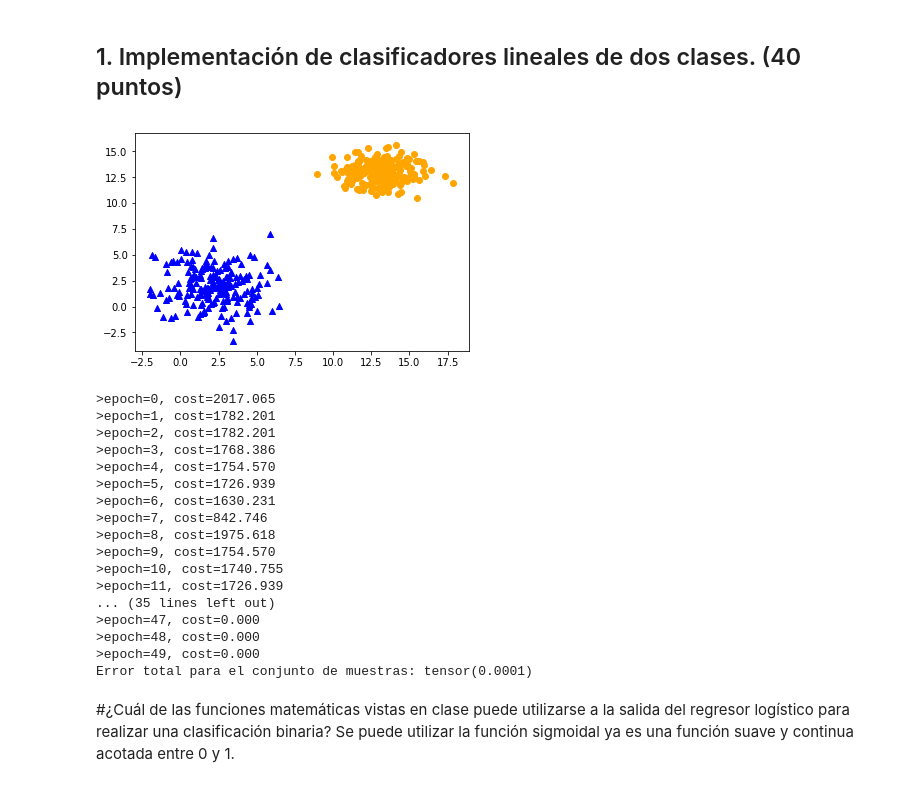
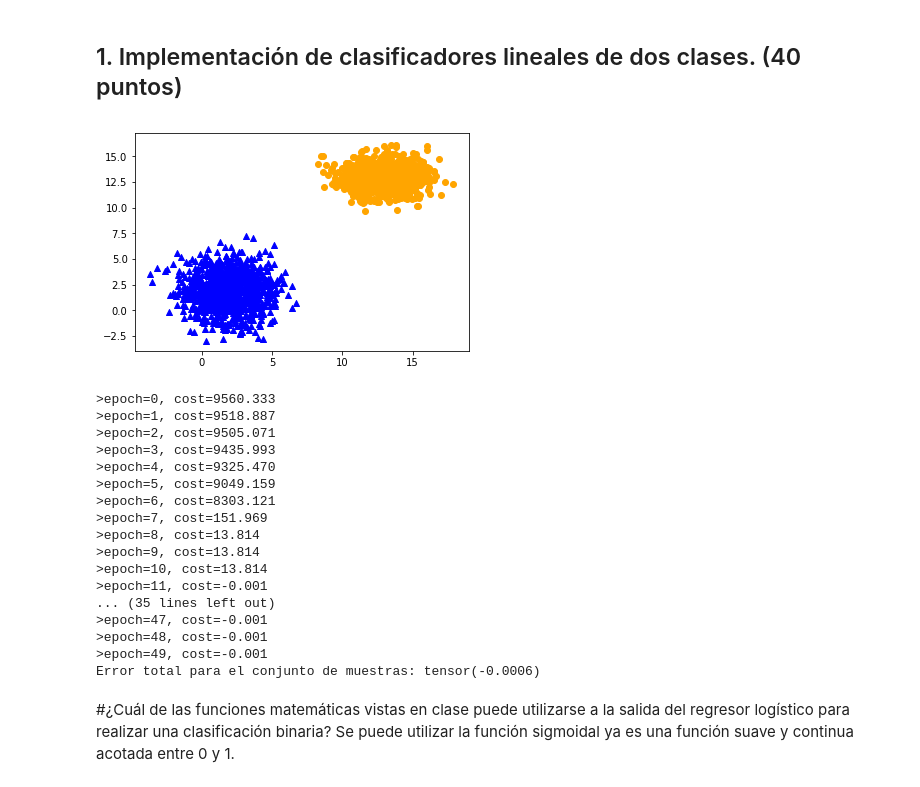
Before and after one commit to fmejias/CienciasDeLosDatosTEC, a Jupyter notebook: AprendizajeAutomatico/TP2/TP2.ipynb, the cells around one changed output. Drawn from its saved outputs; the diff is of its cells as text; code cells hidden in the pictures.

Commit message:
TP2: Update cost function of exercise 1.

```diff
--- a/AprendizajeAutomatico/TP2/TP2.ipynb
+++ b/AprendizajeAutomatico/TP2/TP2.ipynb
@@ -63,18 +63,10 @@ def createData(numberSamplesPerClass = 2, mean1 = [2, 2], mean2 = [6, 6], stds1
     covarianceMatrix[1, 1] = stds2[1]
     samplesClass2 = createDataOneClass(means, covarianceMatrix, numberSamplesPerClass)
 
-    # print("Samples Class 1 without bias: ", samplesClass1)
-    # print("\nSamples Class 2 without bias: ", samplesClass2)
-
-
     # Concatenates the ones for the bias
     samplesClass1Bias = torch.cat((ones, samplesClass1), 1)
     samplesClass2Bias = torch.cat((ones, samplesClass2), 1)
     samplesAll = torch.cat((samplesClass1, samplesClass2), 0)
-
-    # print("\nSamples Class 1 with bias: ", samplesClass1Bias)
-    # print("\nSamples Class 2 with bias: ", samplesClass2Bias)
-    # print("\nSamples All without bias: ", samplesAll)
 
     plt.scatter(samplesClass1[:, 0], samplesClass1[:, 1], marker='^', c='blue')
     plt.scatter(samplesClass2[:, 0], samplesClass2[:, 1], marker='o', c='orange')
@@ -83,8 +75,6 @@ def createData(numberSamplesPerClass = 2, mean1 = [2, 2], mean2 = [6, 6], stds1
 
     # Create samples with bias
     samplesAllBias = torch.cat((samplesClass1Bias, samplesClass2Bias), 0)
-
-    # print("\nSamples All with bias: ", samplesAllBias)
 
     #Create targets
     targetsClass1 = torch.ones(numberSamplesPerClass, 1)
@@ -144,8 +134,8 @@ def calculateError(targets, estimated_targets):
     """
     Calculate the cost using the versimilitude error.
     """
-    cost = -(targets*torch.log((estimated_targets+0.1e-5))) - (1-targets)*torch.log((1-estimated_targets + 0.1e-5))
-    return abs(torch.sum(cost))
+    cost = ((targets*torch.log((estimated_targets+0.1e-5))) + (1-targets)*torch.log((1-estimated_targets + 0.1e-5)))
+    return -torch.sum(cost)
 
 def train_model(samples, targets, epochs=10):
    """
@@ -156,7 +146,7 @@ def train_model(samples, targets, epochs=10):
    return: updated weights
    """
 
-   def updateDeltaWeight(samples, targets_transpose, estimated_targets_transpose, wT, alpha=0.25):
+   def updateDeltaWeight(samples, targets_transpose, estimated_targets_transpose, wT, alpha=0.1):
       """
       Estimate delta weight using stochastic gradient descent
       param SamplesAllBias: NumSamples x NumDimensions
@@ -194,54 +184,52 @@ def train_model(samples, targets, epochs=10):
 
        epoch = epoch + 1
 
    return wT
 
 
 # Test the logistic regression model
 def logistic_regression(samples, targets, epochs = 50, test_size = 0.3):
 
     # Define the set of training samples as 70% (randomly selected) and test samples as 30%.
     X_train, X_test, Y_train, Y_test = tts(samples.numpy(), targets.numpy(), test_size = test_size)
 
     # Train the logistic regression model
     wF = train_model(torch.tensor(X_train), torch.tensor(Y_train), epochs=epochs)
 
     # Test the trained logistic regression model
     Estimated_Y = forward(torch.tensor(X_test), wF)
 
     # Calculate error
     testError = calculateError(torch.tensor(Y_test), Estimated_Y )
     print("Error total para el conjunto de muestras:", testError)
     return testError
 
 
 def test_logistic_regression():
-    (targets, samples) = createData(numberSamplesPerClass = 200, mean2 = [13, 13])
-    # print("Targets: ", targets)
-    # print("\nSamples: ", samples)
+    (targets, samples) = createData(numberSamplesPerClass = 1000, mean2 = [13, 13])
     finalError = logistic_regression(samples, targets, epochs = 50, test_size = 0.3)
 
 
 test_logistic_regression()
 # %% [output]
-[figure, old version]
+[figure, new version]
->epoch=0, cost=2017.065
->epoch=1, cost=1782.201
->epoch=2, cost=1782.201
->epoch=3, cost=1768.386
->epoch=4, cost=1754.570
->epoch=5, cost=1726.939
->epoch=6, cost=1630.231
->epoch=7, cost=842.746
->epoch=8, cost=1975.618
->epoch=9, cost=1754.570
->epoch=10, cost=1740.755
->epoch=11, cost=1726.939
+>epoch=0, cost=9560.333
+>epoch=1, cost=9518.887
+>epoch=2, cost=9505.071
+>epoch=3, cost=9435.993
+>epoch=4, cost=9325.470
+>epoch=5, cost=9049.159
+>epoch=6, cost=8303.121
+>epoch=7, cost=151.969
+>epoch=8, cost=13.814
+>epoch=9, cost=13.814
+>epoch=10, cost=13.814
+>epoch=11, cost=-0.001
 ... (35 lines left out)
->epoch=47, cost=0.000
->epoch=48, cost=0.000
->epoch=49, cost=0.000
-Error total para el conjunto de muestras: tensor(0.0001)
+>epoch=47, cost=-0.001
+>epoch=48, cost=-0.001
+>epoch=49, cost=-0.001
+Error total para el conjunto de muestras: tensor(-0.0006)
 # %% [markdown]
 #¿Cuál de las funciones matemáticas vistas en clase puede utilizarse a la salida del regresor logístico para realizar una clasificación binaria?
 Se puede utilizar la función sigmoidal ya es una función suave y continua acotada entre 0 y 1.
```
